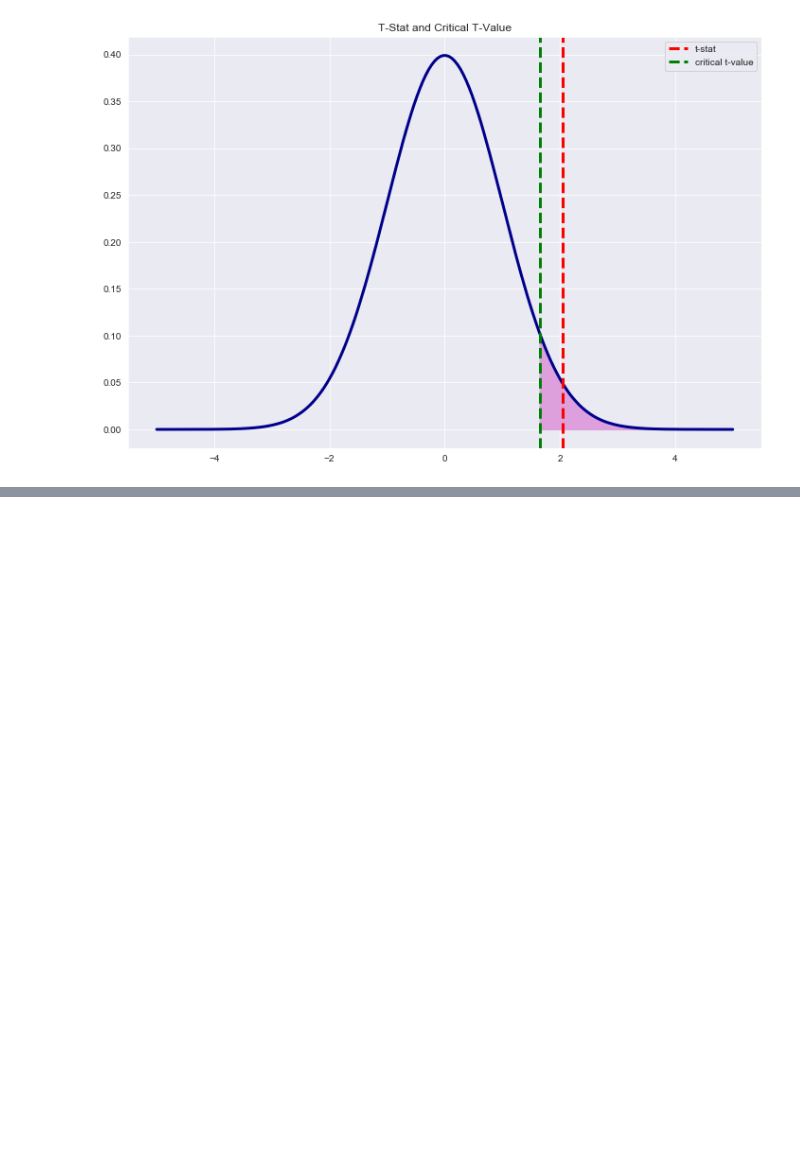
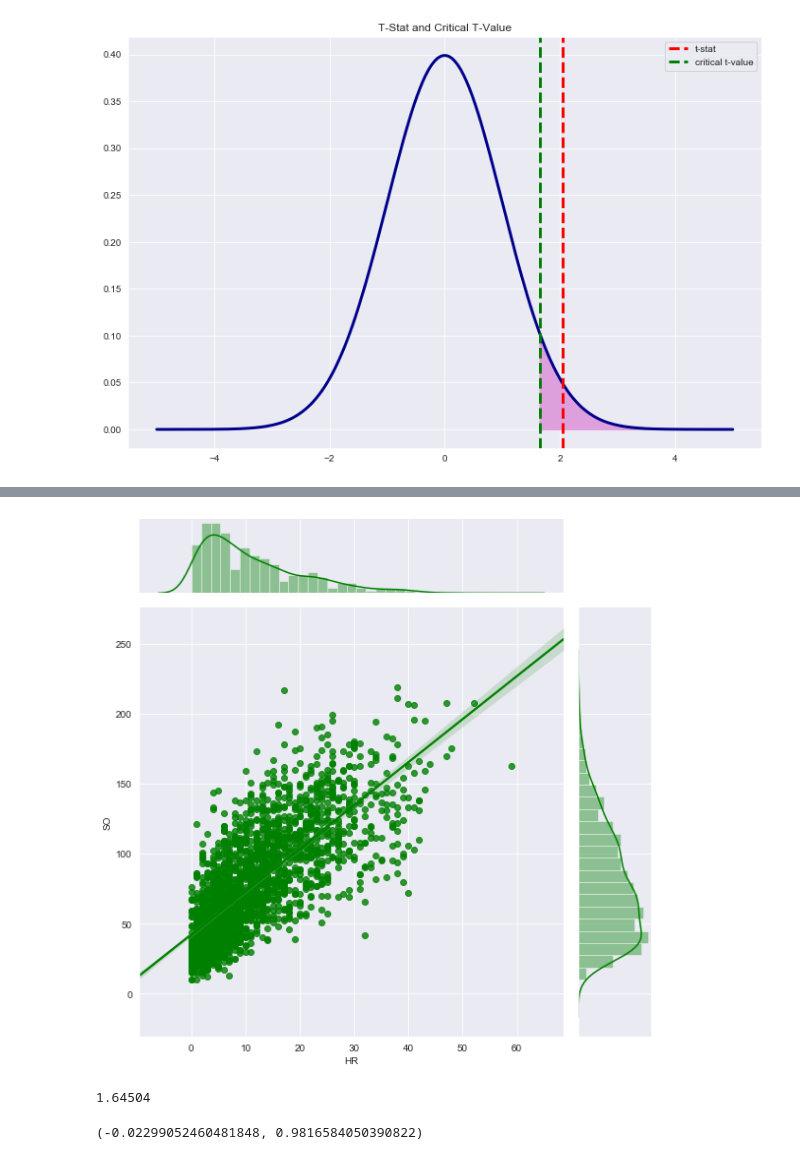
Before and after one commit to cjriggio/juiced, a Jupyter notebook: Juice-vs-Steroids.ipynb, the cells around one changed output, grey strips where cells are left out. Saved outputs shown, nothing was run; the diff lists cells and outputs as text; code cells hidden in the pictures; blank space fills up the shorter version.

```diff
--- a/Juice-vs-Steroids.ipynb
+++ b/Juice-vs-Steroids.ipynb
@@ -229,0 +299,17 @@ plt.show()
+# %%
+sns.jointplot(x='HR', y='SO', data=juiced, kind='reg', height=8, color='green');
+# %% [output]
+[figure, added]
+# %%
+#critical value
+deg = len(steroids) + len(juiced) - 2
+crit_val = np.round(stats.t.ppf(1-0.05, df=deg), 5)
+crit_val
+# %% [output]
+1.64504
+# %%
+colname = '2B'
+t_stat_3, p_value_3 = stats.ttest_ind(steroids[colname], juiced[colname])
+t_stat_3, p_value_3
+# %% [output]
+(-0.02299052460481848, 0.9816584050390822)
```
Also changed, not shown: parts of 14 cells of this notebook.
